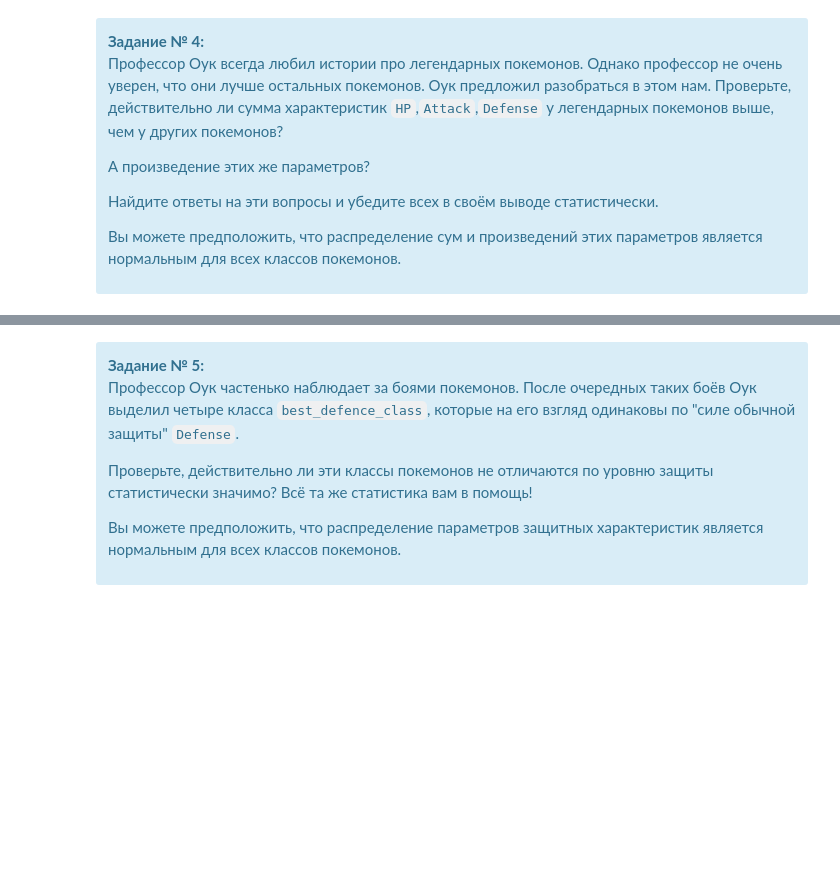
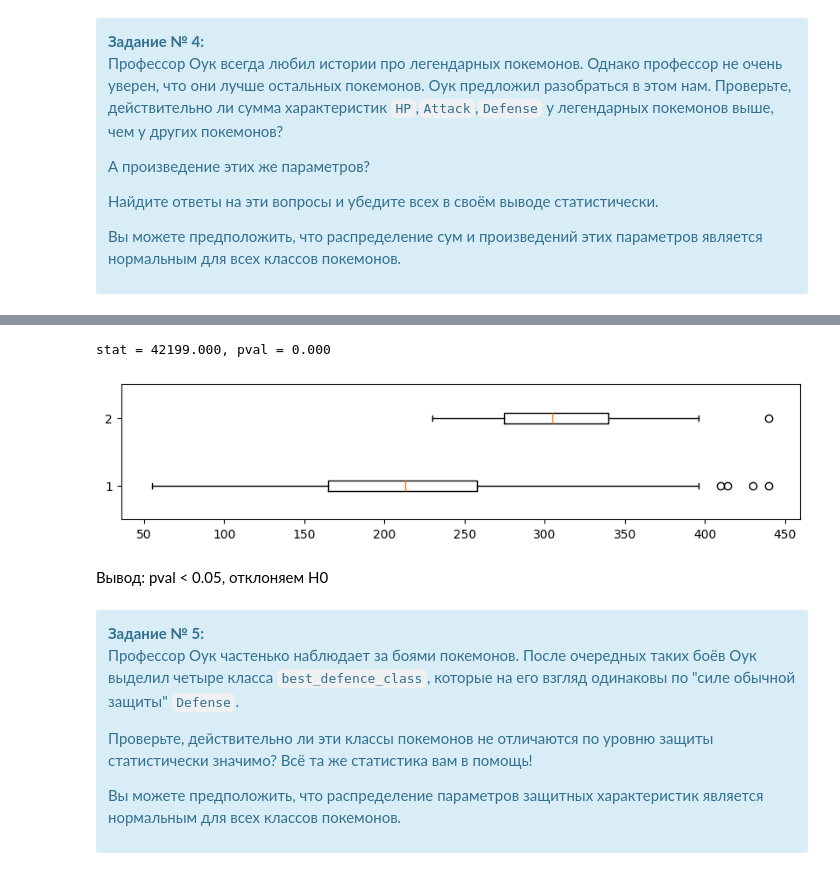
Before and after one commit to archimage-wiz/DS_PythonStat_Hw_AB_Test, a Jupyter notebook: Dz_Notebook_pokemons.ipynb, the cells around one changed output, grey strips where cells are left out. Saved outputs shown, nothing was run; the diff lists cells and outputs as text; code cells hidden in the pictures; blank space fills up the shorter version.

Commit message:
Reworken work
modified:   Dz_Notebook_pokemons.ipynb
deleted:    Hw_ABTest.ipynb

```diff
--- a/Dz_Notebook_pokemons.ipynb
+++ b/Dz_Notebook_pokemons.ipynb
@@ -259,0 +285,6 @@ z-статистика: 19.50 p-value: 0.001
+# %%
+z4df = pokemon.copy()
+z4df_legendary = z4df[z4df["Legendary"] == True][["HP", "Attack", "Defense"]]
+z4df_other = z4df[z4df["Legendary"] == False][["HP", "Attack", "Defense"]]
+
+(z4df_legendary.describe(), z4df_other.describe())
@@ -260,3 +310,18 @@ z-статистика: 19.50 p-value: 0.001
+# %%
+z4df_legendary["SUM_HAD"] = z4df_legendary["HP"] + z4df_legendary["Attack"] + z4df_legendary["Defense"]
+z4df_other["SUM_HAD"] = z4df_other["HP"] + z4df_other["Attack"] + z4df_other["Defense"]
+
+stat, pval = st.mannwhitneyu(z4df_legendary["SUM_HAD"].values, z4df_other["SUM_HAD"].values)
+print("stat = %.3f, pval = %.3f" % (stat, pval))
+
+plt.figure(figsize=(10,2))
+plt.boxplot([z4df_other["SUM_HAD"], z4df_legendary["SUM_HAD"]], vert=False)
+plt.show()
+# %% [output]
+stat = 42199.000, pval = 0.000
+[figure, added]
+# %% [markdown]
+Вывод: pval < 0.05, отклоняем H0
 # %% [markdown]
 <div class="alert alert-info">
 <b>Задание № 5:</b>
```
Also changed, not shown: parts of 17 cells of this notebook, 1 other file.
